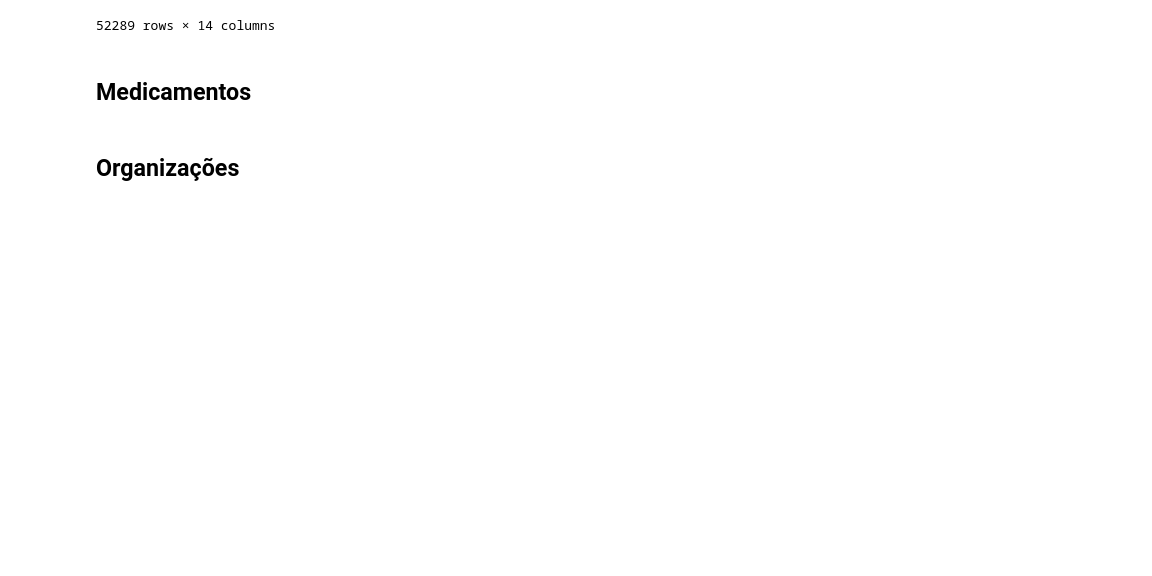
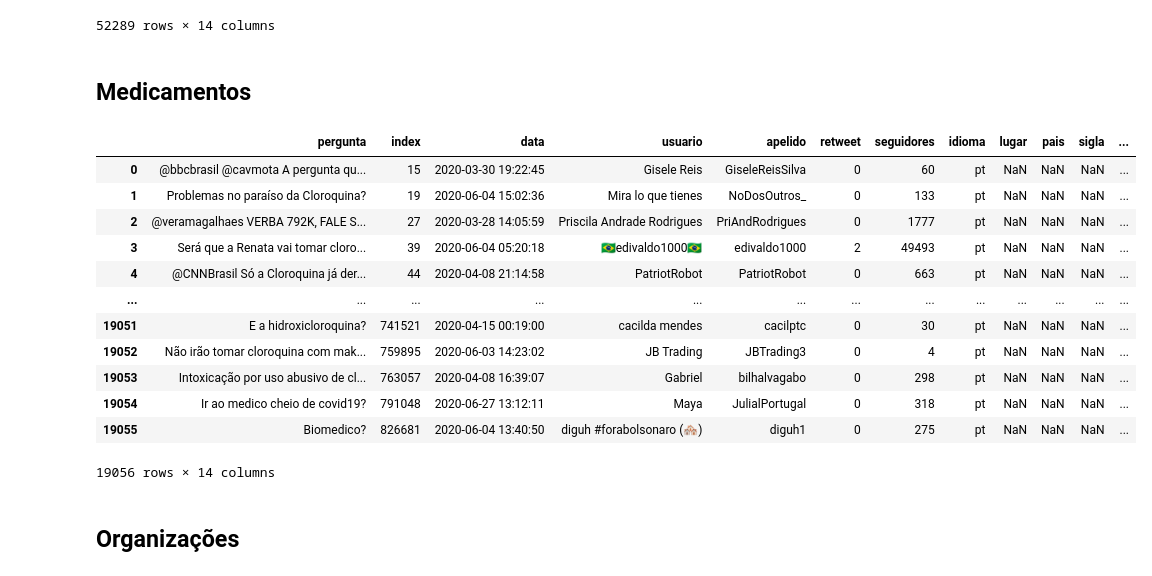
Before and after one commit to patricktapajos/covid19tweets, a Jupyter notebook: covid19_tweets.ipynb, the cells around one changed output. Drawn from its saved outputs; the diff is of its cells as text; code cells hidden in the pictures; blank space fills up the shorter version.

```diff
--- a/covid19_tweets.ipynb
+++ b/covid19_tweets.ipynb
@@ -279,8 +284,22 @@ duvidas_doenca
 # %%
 #Tema: Medicamento
 #Filtrando por termos que têm relação com os medicamentos citados para o tratamento da COVID-19
-duvidas_medicamento = gen_df_from_search(duvidas_db, 'pergunta','azitromicina|hidroxicloroquina|cloroquina|tratamento')
+duvidas_medicamento = gen_df_from_search(duvidas_db, 'pergunta','azitromicina|hidroxicloroquina|cloroquina|tratamento|medic')
 duvidas_medicamento
+# %% [output]
+|  | pergunta | index | data | usuario | apelido | retweet | seguidores | idioma | lugar | pais | sigla | ... |
+| 0 | @bbcbrasil @cavmota A pergunta qu... | 15 | 2020-03-30 19:22:45 | Gisele Reis | GiseleReisSilva | 0 | 60 | pt | NaN | NaN | NaN | ... |
+| 1 | Problemas no paraíso da Cloroquina? | 19 | 2020-06-04 15:02:36 | Mira lo que tienes | NoDosOutros_ | 0 | 133 | pt | NaN | NaN | NaN | ... |
+| 2 | @veramagalhaes VERBA 792K, FALE S... | 27 | 2020-03-28 14:05:59 | Priscila Andrade Rodrigues | PriAndRodrigues | 0 | 1777 | pt | NaN | NaN | NaN | ... |
+| 3 | Será que a Renata vai tomar cloro... | 39 | 2020-06-04 05:20:18 | 🇧🇷edivaldo1000🇧🇷 | edivaldo1000 | 2 | 49493 | pt | NaN | NaN | NaN | ... |
+| 4 | @CNNBrasil Só a Cloroquina já der... | 44 | 2020-04-08 21:14:58 | PatriotRobot | PatriotRobot | 0 | 663 | pt | NaN | NaN | NaN | ... |
+| ... | ... | ... | ... | ... | ... | ... | ... | ... | ... | ... | ... | ... |
+| 19051 | E a hidroxicloroquina? | 741521 | 2020-04-15 00:19:00 | cacilda mendes | cacilptc | 0 | 30 | pt | NaN | NaN | NaN | ... |
+| 19052 | Não irão tomar cloroquina com mak... | 759895 | 2020-06-03 14:23:02 | JB Trading | JBTrading3 | 0 | 4 | pt | NaN | NaN | NaN | ... |
+| 19053 | Intoxicação por uso abusivo de cl... | 763057 | 2020-04-08 16:39:07 | Gabriel | bilhalvagabo | 0 | 298 | pt | NaN | NaN | NaN | ... |
+| 19054 | Ir ao medico cheio de covid19? | 791048 | 2020-06-27 13:12:11 | Maya | JulialPortugal | 0 | 318 | pt | NaN | NaN | NaN | ... |
+| 19055 | Biomedico? | 826681 | 2020-06-04 13:40:50 | diguh #forabolsonaro (🏘) | diguh1 | 0 | 275 | pt | NaN | NaN | NaN | ... |
+19056 rows × 14 columns
 # %% [markdown]
 ## Organizações
 # %%
```
Also changed, not shown: parts of 7 cells of this notebook.
